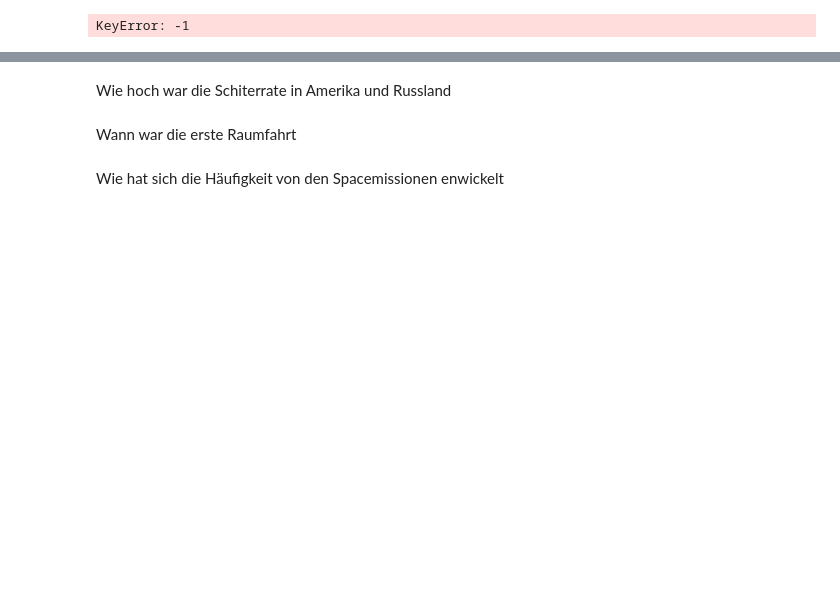
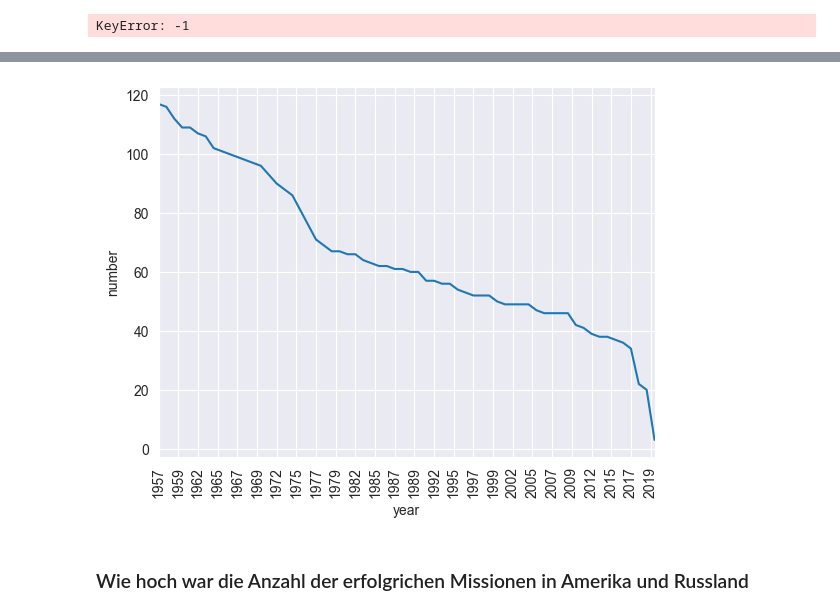
Before and after one commit to Stefanb0711/SpaceRaceDataAnalysis, a Jupyter notebook: notebooks/space_race_analysis.ipynb, the cells around one changed output, grey strips where cells are left out. Saved outputs shown, nothing was run; the diff lists cells and outputs as text; code cells hidden in the pictures; blank space fills up the shorter version.

```diff
--- a/notebooks/space_race_analysis.ipynb
+++ b/notebooks/space_race_analysis.ipynb
@@ -47,0 +95,2 @@ space_mission_df
+# %%
+number_per_year["year"].sort_values(ascending=False, inplace=True)
@@ -47,0 +99,6 @@ space_mission_df
+# %%
+number_per_year.index = number_per_year.index.sort_values(ascending=True)
+# %%
+number_per_year_df =  pd.DataFrame(number_per_year)
+# %%
+number_per_year_df.columns= ["number"]
@@ -48,6 +126,10 @@ space_mission_df
+# %%
+sns.lineplot(data=number_per_year_df, x=number_per_year_df.index, y = "number")
+plt.xticks(rotation=90)
+plt.gca().xaxis.set_major_locator(plt.MaxNLocator(30))
+plt.xlim(left=number_per_year_df.index.min(), right=number_per_year_df.index.max())
+plt.show()
+# %% [output]
+[figure, added]
 # %% [markdown]
-Wie hoch war die Schiterrate in Amerika und Russland
+<h3>Wie hoch war die Anzahl der erfolgrichen Missionen in Amerika und Russland</h3>
-# %% [markdown]
-Wann war die erste Raumfahrt
-# %% [markdown]
-Wie hat sich die Häufigkeit von den Spacemissionen enwickelt
```
Also changed, not shown: parts of 55 cells of this notebook, 1 other file.
